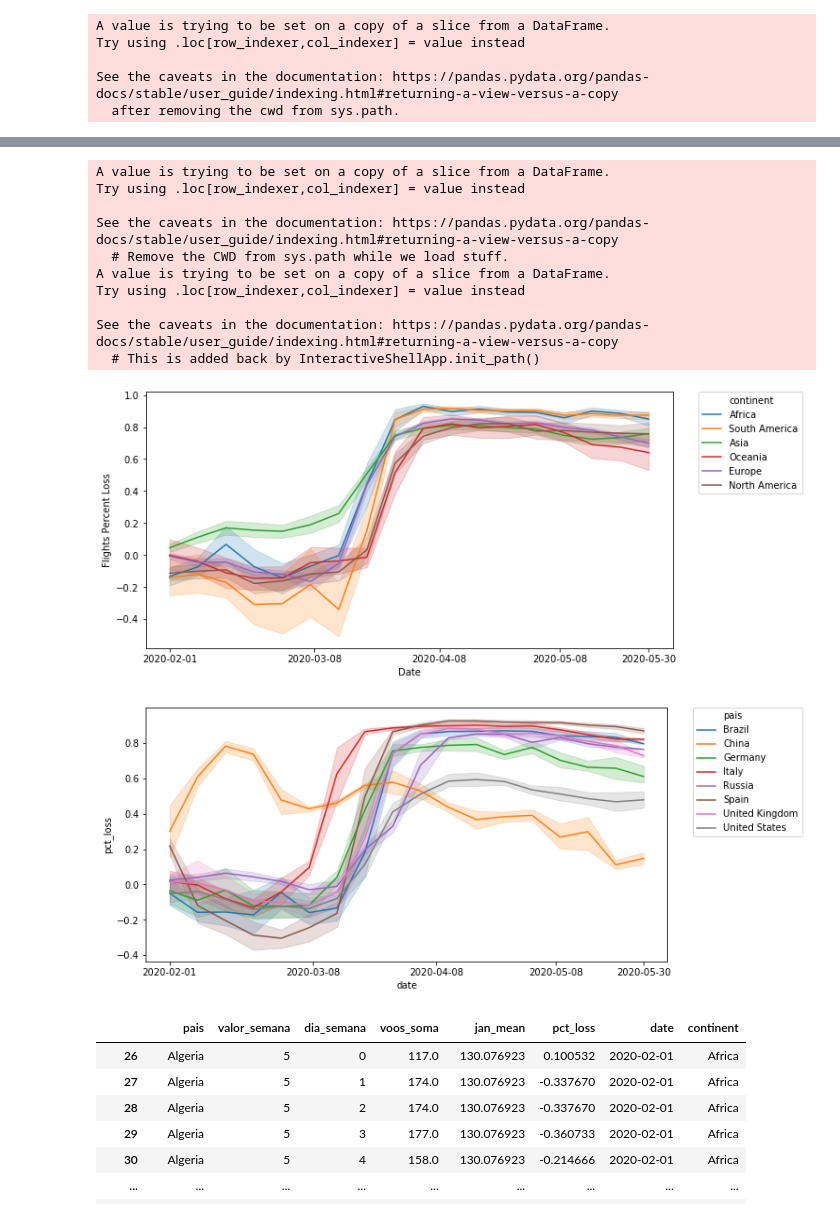
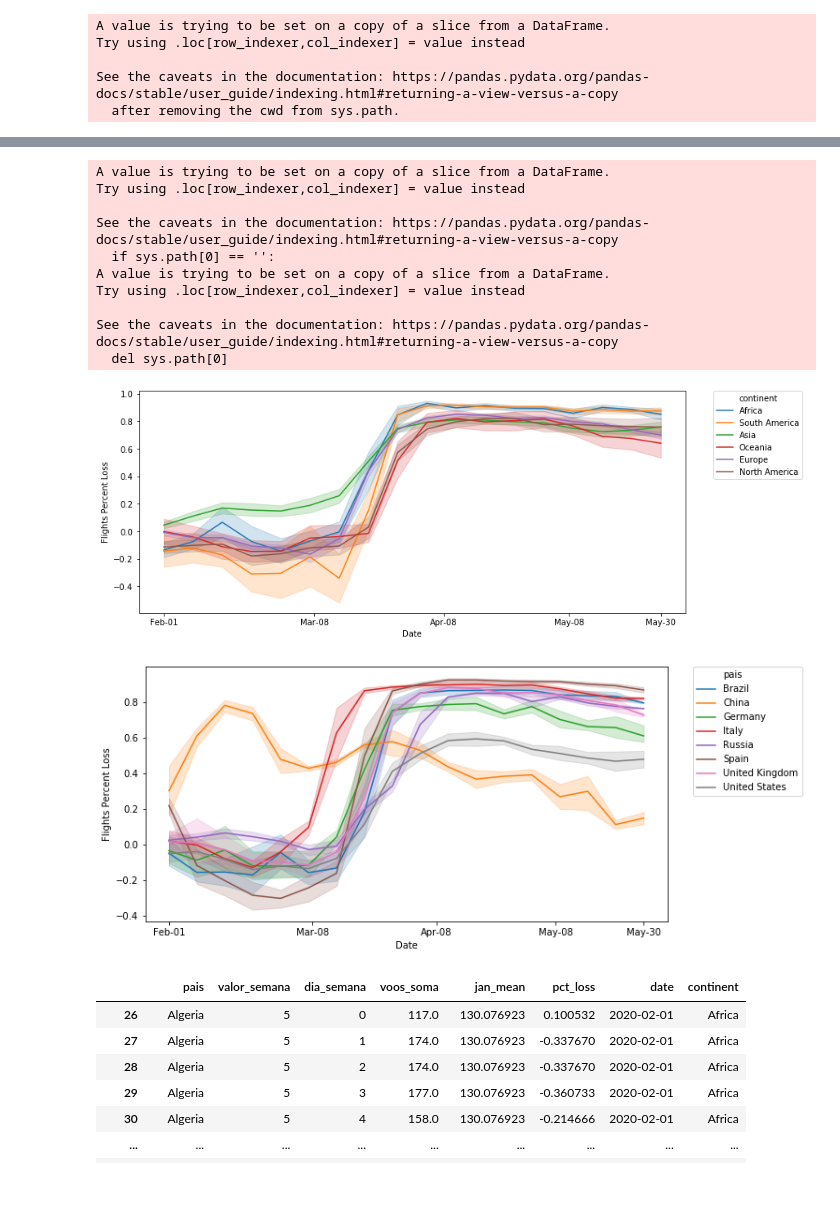
Before and after one commit to paulagiovanna/IC---Covid19-Random-Walk, a Jupyter notebook: eda.ipynb, the cells around one changed output, grey strips where cells are left out. Saved outputs shown, nothing was run; the diff lists cells and outputs as text; code cells hidden in the pictures; blank space fills up the shorter version.

```diff
--- a/eda.ipynb
+++ b/eda.ipynb
@@ -140,46 +142,53 @@ See the caveats in the documentation: https://pandas.pydata.org/pandas-docs/stab
 # %%
-from pylab import rcParams
-rcParams['figure.figsize'] = 10, 5
+plt.figure(figsize=(12,5))
+week = mdates.WeekdayLocator(interval=1)  # every year
+months = mdates.MonthLocator()  # every month
+month_fmt = mdates.DateFormatter('%b-%d')
 
 def country_to_continent(country_name):
     country_alpha2 = pc.country_name_to_country_alpha2(country_name)
     country_continent_code = pc.country_alpha2_to_continent_code(country_alpha2)
     country_continent_name = pc.convert_continent_code_to_continent_name(country_continent_code)
     return country_continent_name
 
 df_pred['continent'] = df_pred['pais'].apply(lambda x: country_to_continent(x))
 df_pred['date'] = pd.to_datetime(df_pred['date'])
 ax = sns.lineplot(y = df_pred.pct_loss, x= df_pred.date, hue= df_pred.continent)
+
+ax.set(xlabel = 'Date', ylabel = 'Flights Percent Loss')
+ax.xaxis.set_major_locator(week)
+ax.xaxis.set_major_formatter(month_fmt)
 plt.xticks([min(df_pred.date),  pd.to_datetime('2020-03-08'), pd.to_datetime('2020-04-08'), pd.to_datetime('2020-05-08'), max(df_pred.date)])
-ax.set(xlabel = 'Date', ylabel = 'Flights Percent Loss')
 plt.legend(bbox_to_anchor=(1.05, 1), loc=2, borderaxespad=0.)
 plt.savefig("img/pctloss_continent.svg", format="svg")
 plt.show()
 # %% [output]
 A value is trying to be set on a copy of a slice from a DataFrame.
 Try using .loc[row_indexer,col_indexer] = value instead
 
 See the caveats in the documentation: https://pandas.pydata.org/pandas-docs/stable/user_guide/indexing.html#returning-a-view-versus-a-copy
-  # Remove the CWD from sys.path while we load stuff.
+  if sys.path[0] == '':
 A value is trying to be set on a copy of a slice from a DataFrame.
 Try using .loc[row_indexer,col_indexer] = value instead
 
 See the caveats in the documentation: https://pandas.pydata.org/pandas-docs/stable/user_guide/indexing.html#returning-a-view-versus-a-copy
-  # This is added back by InteractiveShellApp.init_path()
+  del sys.path[0]
-[figure, old version]
+[figure, new version]
 # %%
 countries = ['Russia', 'Brazil', 'United Kingdom', 'Spain', 'China', 'Italy', 'Germany', 'United States']
 
 countries_pct_loss = df_pred[df_pred.pais.isin(countries)]
 
-sns.lineplot(y = countries_pct_loss.pct_loss, x= countries_pct_loss.date, hue= countries_pct_loss.pais)
+ax = sns.lineplot(y = countries_pct_loss.pct_loss, x= countries_pct_loss.date, hue= countries_pct_loss.pais)
+ax.xaxis.set_major_locator(week)
+ax.xaxis.set_major_formatter(month_fmt)
 plt.xticks([min(df_pred.date),  pd.to_datetime('2020-03-08'), pd.to_datetime('2020-04-08'), pd.to_datetime('2020-05-08'), max(df_pred.date)])
 ax.set(xlabel = 'Date', ylabel = 'Flights Percent Loss')
 plt.legend(bbox_to_anchor=(1.05, 1), loc=2, borderaxespad=0.)
 plt.savefig("img/pctloss_countries.svg", format="svg")
 plt.show()
 # %% [output]
-[figure, old version]
+[figure, new version]
 # %%
 df_pred
 # %% [output]
```
Also changed, not shown: parts of 11 cells of this notebook, 9 other files.
